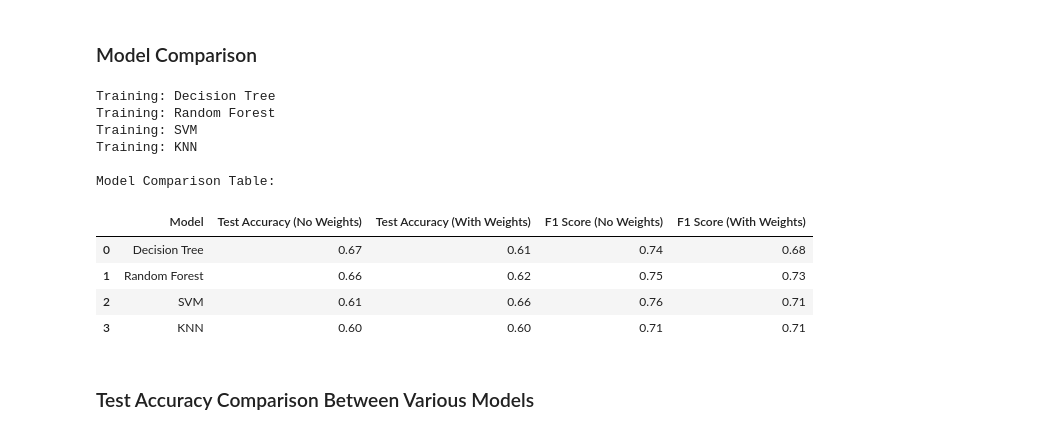
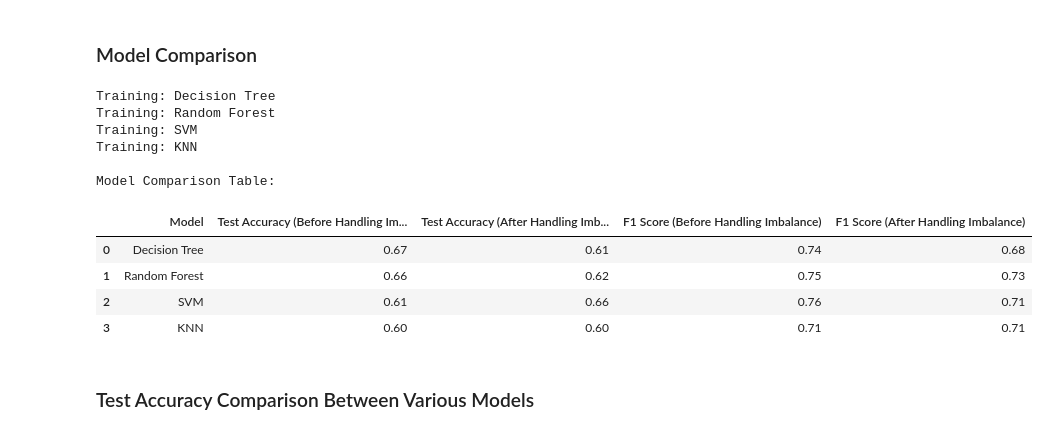
Before and after one commit to SakibMizan/MLProjectStudentPerformance, a Jupyter notebook: SakibMizanProject.ipynb, the cells around one changed output. Drawn from its saved outputs; the diff is of its cells as text; code cells hidden in the pictures.

```diff
--- a/SakibMizanProject.ipynb
+++ b/SakibMizanProject.ipynb
@@ -848,38 +848,38 @@ results = []
 
 for name, model in models.items():
     print(f"Training: {name}")
 
     if name == 'KNN':
         model_no_weights = KNeighborsClassifier(n_neighbors=5)
     else:
         model_no_weights = model.__class__(random_state=42)
 
     model_no_weights.fit(x_train, y_train)
     y_pred_unweighted = model_no_weights.predict(x_test)
     report_unweighted = classification_report(y_test, y_pred_unweighted, output_dict=True)
 
     model.fit(x_train, y_train)
     y_pred_weighted = model.predict(x_test)
     report_weighted = classification_report(y_test, y_pred_weighted, output_dict=True)
 
     results.append({
         'Model': name,
-        'Test Accuracy (No Weights)': f"{report_unweighted['accuracy']:.2f}",
-        'Test Accuracy (With Weights)': f"{report_weighted['accuracy']:.2f}",
-        'F1 Score (No Weights)': f"{f1_score(y_test, y_pred_unweighted):.2f}",
-        'F1 Score (With Weights)': f"{f1_score(y_test, y_pred_weighted):.2f}"
+        'Test Accuracy (Before Handling Imbalance)': f"{report_unweighted['accuracy']:.2f}",
+        'Test Accuracy (After Handling Imbalance)': f"{report_weighted['accuracy']:.2f}",
+        'F1 Score (Before Handling Imbalance)': f"{f1_score(y_test, y_pred_unweighted):.2f}",
+        'F1 Score (After Handling Imbalance)': f"{f1_score(y_test, y_pred_weighted):.2f}"
     })
 
 print("\nModel Comparison Table:")
 pd.DataFrame(results)
 # %% [output]
 Training: Decision Tree
 Training: Random Forest
 Training: SVM
 Training: KNN
 
 Model Comparison Table:
-|  | Model | Test Accuracy (No Weights) | Test Accuracy (With Weights) | F1 Score (No Weights) | F1 Score (With Weights) |
+|  | Model | Test Accuracy (Before Handling Im... | Test Accuracy (After Handling Imb... | F1 Score (Before Handling Imbalance) | F1 Score (After Handling Imbalance) |
 | 0 | Decision Tree | 0.67 | 0.61 | 0.74 | 0.68 |
 | 1 | Random Forest | 0.66 | 0.62 | 0.75 | 0.73 |
 | 2 | SVM | 0.61 | 0.66 | 0.76 | 0.71 |
```
Also changed, not shown: parts of 28 cells of this notebook.
